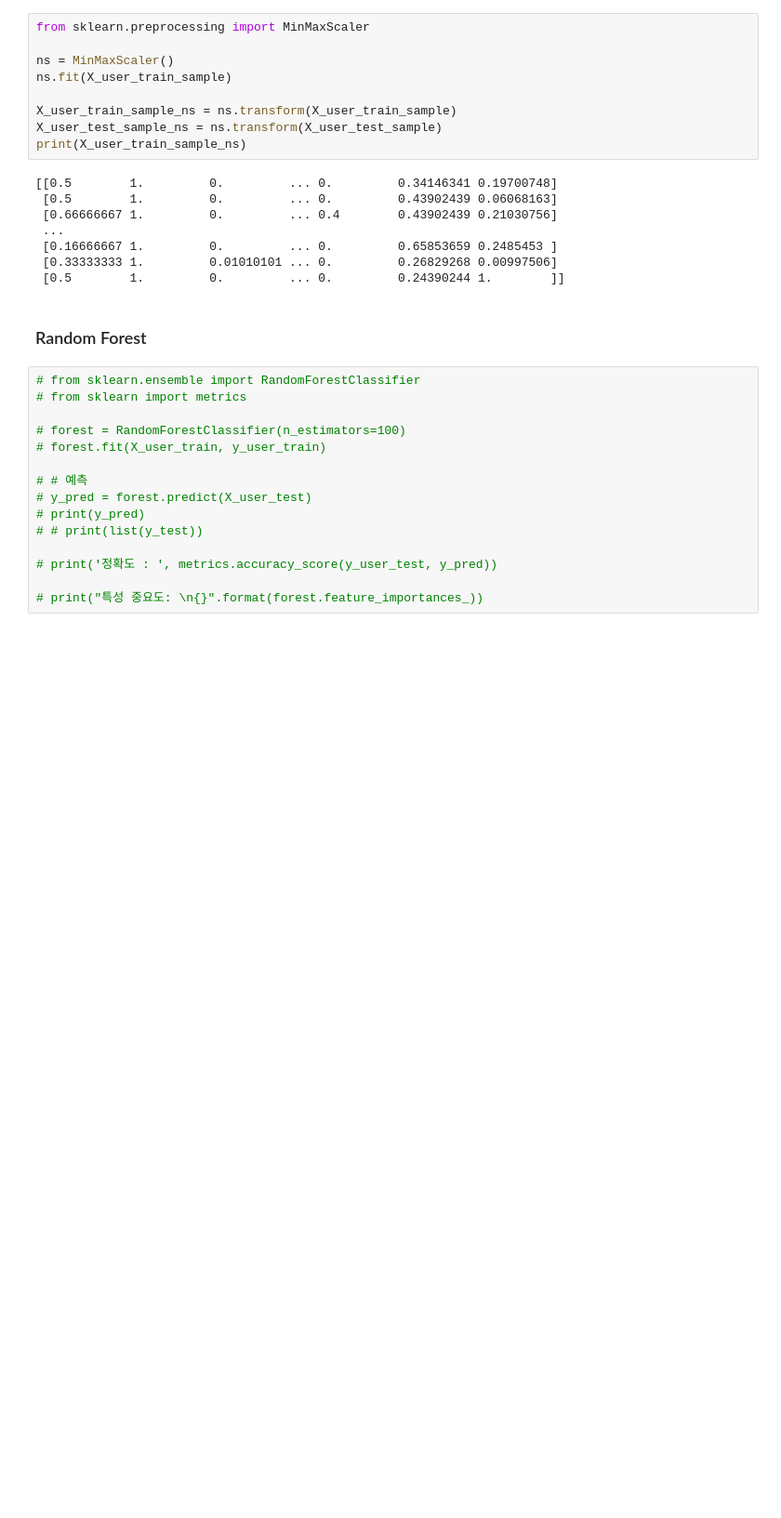
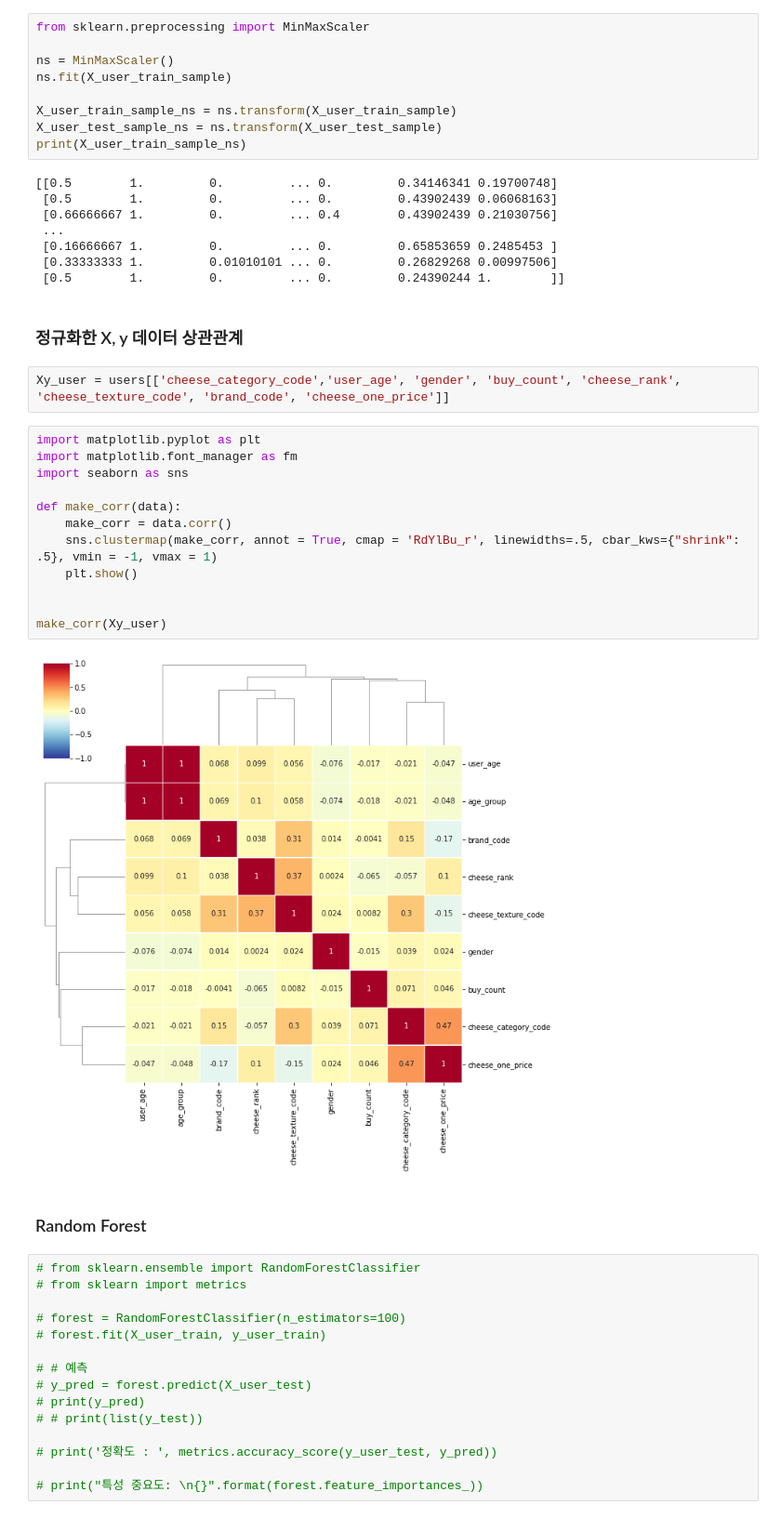
Before and after one commit to soominok/cheese-ai, a Jupyter notebook: com_cheese_api/tf-user-cheese-origin-data.ipynb, the cells around one changed output. Shown: that part at 93% size. Cells and saved outputs as stored; diff of their text form; blank space fills up the shorter version.

```diff
--- a/com_cheese_api/tf-user-cheese-origin-data.ipynb
+++ b/com_cheese_api/tf-user-cheese-origin-data.ipynb
@@ -334,6 +330,24 @@ print(X_user_train_sample_ns)
  [0.16666667 1.         0.         ... 0.         0.65853659 0.2485453 ]
  [0.33333333 1.         0.01010101 ... 0.         0.26829268 0.00997506]
  [0.5        1.         0.         ... 0.         0.24390244 1.        ]]
+# %% [markdown]
+### 정규화한 X, y 데이터 상관관계
+# %%
+Xy_user = users[['cheese_category_code','user_age', 'gender', 'buy_count', 'cheese_rank', 'cheese_texture_code', 'brand_code', 'cheese_one_price']]
+# %%
+import matplotlib.pyplot as plt
+import matplotlib.font_manager as fm
+import seaborn as sns
+
+def make_corr(data):
+    make_corr = data.corr()
+    sns.clustermap(make_corr, annot = True, cmap = 'RdYlBu_r', linewidths=.5, cbar_kws={"shrink": .5}, vmin = -1, vmax = 1)
+    plt.show()
+
+
+make_corr(Xy_user)
+# %% [output]
+[figure, added]
 # %% [markdown]
 ### Random Forest
 # %%
```
Also changed, not shown: parts of 20 cells of this notebook, 2 other files.
